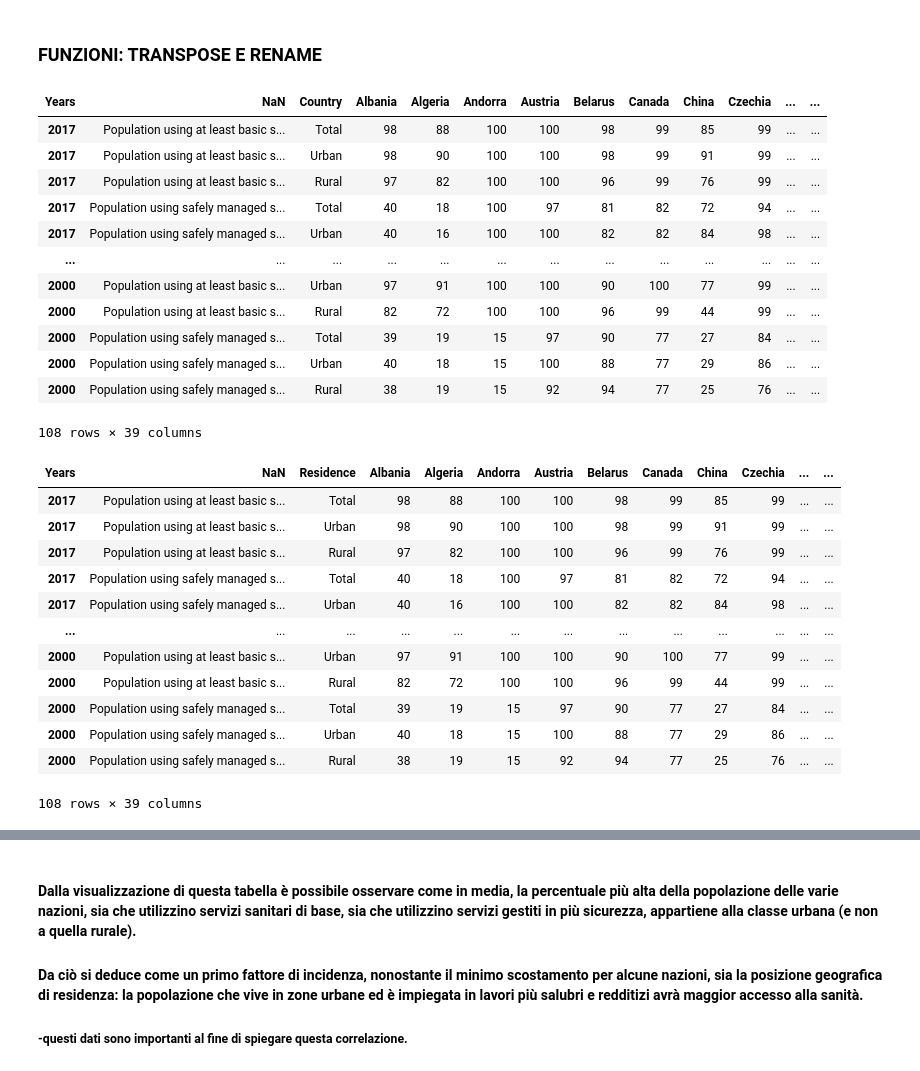
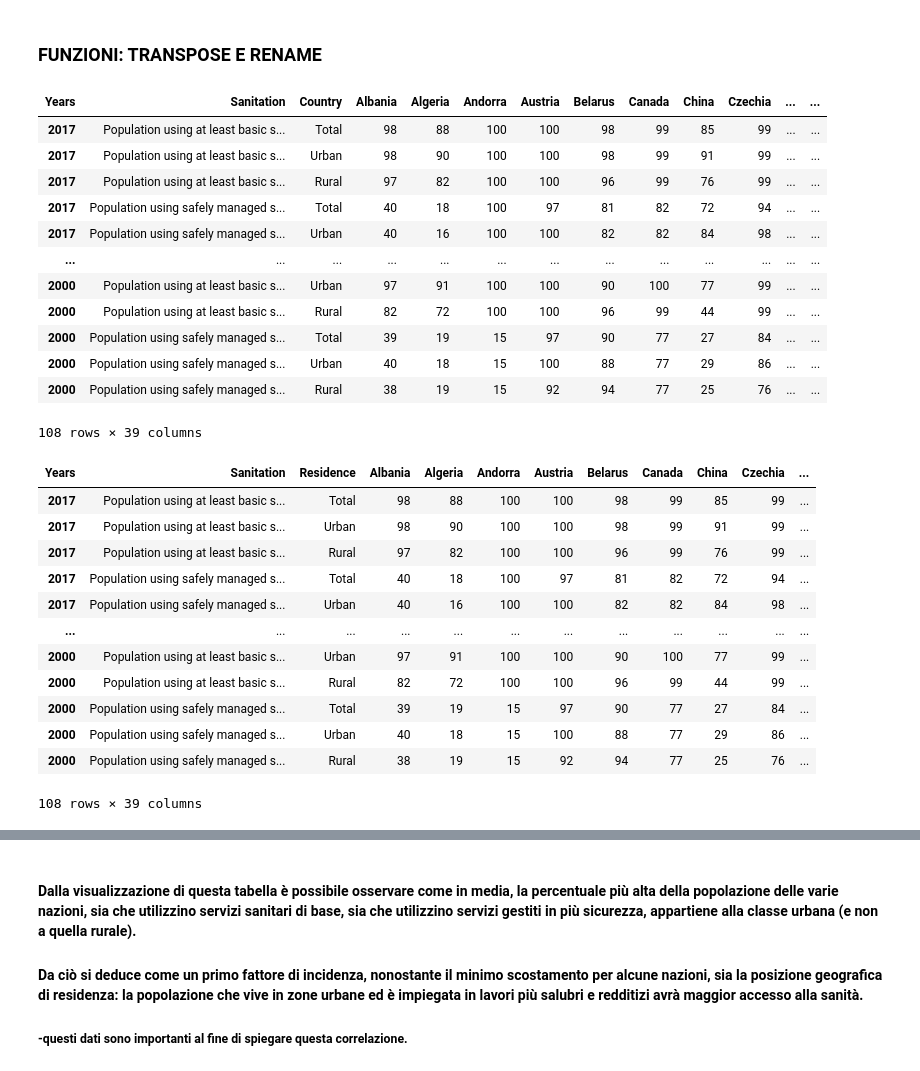
Before and after one commit to FRANCE2011/Uni-github, a Jupyter notebook: Sanitation and Global Health.ipynb, the cells around one changed output, grey strips where cells are left out. Cells and saved outputs as stored; diff of their text form; code cells hidden in the pictures.

```diff
--- a/Sanitation and Global Health.ipynb
+++ b/Sanitation and Global Health.ipynb
@@ -71,8 +71,8 @@ pandas.core.frame.DataFrame
 # %% [markdown]
 ### Operazioni per ordinare il dataframe
 # %%
-new = df_sanitation.rename(columns={'Unnamed: 0' : 'Years', '2017.1' : '2017', '2017.2' : '2017', '2017.3' : '2017', '2017.4' : '2017', '2017.5' : '2017', '2016.1' : '2016', '2016.2' : '2016', '2016.3' : '2016', '2016.4' : '2016', '2016.5' : '2016', '2001.1' : '2001', '2001.2' : '2001', '2001.3' : '2001', '2001.4' : '2001', '2001.5' : '2001', '2000.1' : '2000', '2000.2' : '2000', '2000.3' : '2000', '2000.4' : '2000', '2000.5' : '2000'})  # modificare l'anno 2017 con la funzione rename
-new
+df_sanitation = df_sanitation.rename(columns={'Unnamed: 0' : 'Years', '2017.1' : '2017', '2017.2' : '2017', '2017.3' : '2017', '2017.4' : '2017', '2017.5' : '2017', '2016.1' : '2016', '2016.2' : '2016', '2016.3' : '2016', '2016.4' : '2016', '2016.5' : '2016',  '2015.1' : '2015', '2015.2' : '2015', '2015.3' : '2015', '2015.4' : '2015', '2015.5' : '2015', '2005.1':'2005', '2005.2':'2005', '2005.3':'2005', '2005.4':'2005', '2005.5':'2005', '2004.1':'2004', '2004.2':'2004', '2004.3':'2004', '2004.4':'2004', '2004.5':'2004', '2003.1' : '2003', '2003.2' : '2003','2003.3':'2003','2003.4':'2003', '2003.5':'2003', '2002.1':'2002', '2002.2':'2002', '2002.3':'2002', '2002.4':'2002', '2002.5':'2002', '2001.1' : '2001', '2001.2' : '2001', '2001.3' : '2001', '2001.4' : '2001', '2001.5' : '2001', '2000.1' : '2000', '2000.2' : '2000', '2000.3' : '2000', '2000.4' : '2000', '2000.5' : '2000'})  # modificare l'anno 2017 con la funzione rename
+df_sanitation
 # %% [output]
 |  | Years | 2017 | 2017 | 2017 | 2017 | 2017 | 2017 | 2016 | 2016 | 2016 | ... | ... |
 | 0 | NaN | Population using at least basic s... | Population using at least basic s... | Population using at least basic s... | Population using safely managed s... | Population using safely managed s... | Population using safely managed s... | Population using at least basic s... | Population using at least basic s... | Population using at least basic s... | ... | ... |
@@ -87,3 +87,6 @@ new
 | 194 | Zambia | 26 | 36 | 19 | NaN | NaN | NaN | 26 | 36 | 19 | ... | ... |
 | 195 | Zimbabwe | 36 | 46 | 31 | NaN | 16 | NaN | 37 | 48 | 32 | ... | ... |
 196 rows × 109 columns
+# %%
+df_sanitation.iloc[0,0]="Sanitation"
+df_sanitation
@@ -90,5 +107,5 @@ new
 # %%
-new = new.set_index('Years')   # indicizzo secondo Years
+new = df_sanitation.set_index('Years')   # indicizzo secondo Years
 new
 # %% [output]
 |  | 2017 | 2017 | 2017 | 2017 | 2017 | 2017 | 2016 | 2016 | 2016 | 2016 | ... | ... |
@@ -192,7 +209,7 @@ new
 new = new.transpose()  # utilizzo la funzione 'Trasposta' per una nuova visualizzazione del dataframe, composto da 38 Stati come colonne e 109 righe riferite gli anni
 new
 # %% [output]
-| Years | NaN | Country | Albania | Algeria | Andorra | Austria | Belarus | Canada | China | Czechia | ... | ... |
+| Years | Sanitation | Country | Albania | Algeria | Andorra | Austria | Belarus | Canada | China | Czechia | ... | ... |
 | 2017 | Population using at least basic s... | Total | 98 | 88 | 100 | 100 | 98 | 99 | 85 | 99 | ... | ... |
 | 2017 | Population using at least basic s... | Urban | 98 | 90 | 100 | 100 | 98 | 99 | 91 | 99 | ... | ... |
 | 2017 | Population using at least basic s... | Rural | 97 | 82 | 100 | 100 | 96 | 99 | 76 | 99 | ... | ... |
@@ -206,19 +223,19 @@ new
 | 2000 | Population using safely managed s... | Rural | 38 | 19 | 15 | 92 | 94 | 77 | 25 | 76 | ... | ... |
 108 rows × 39 columns
 # %%
-new1 = new.rename(columns={'Country' : 'Residence', 'NaN' : 'Sanitation'})
+new1 = new.rename(columns={'Country' : 'Residence'})
 new1
 # %% [output]
-| Years | NaN | Residence | Albania | Algeria | Andorra | Austria | Belarus | Canada | China | Czechia | ... | ... |
-| 2017 | Population using at least basic s... | Total | 98 | 88 | 100 | 100 | 98 | 99 | 85 | 99 | ... | ... |
-| 2017 | Population using at least basic s... | Urban | 98 | 90 | 100 | 100 | 98 | 99 | 91 | 99 | ... | ... |
-| 2017 | Population using at least basic s... | Rural | 97 | 82 | 100 | 100 | 96 | 99 | 76 | 99 | ... | ... |
-| 2017 | Population using safely managed s... | Total | 40 | 18 | 100 | 97 | 81 | 82 | 72 | 94 | ... | ... |
-| 2017 | Population using safely managed s... | Urban | 40 | 16 | 100 | 100 | 82 | 82 | 84 | 98 | ... | ... |
-| ... | ... | ... | ... | ... | ... | ... | ... | ... | ... | ... | ... | ... |
-| 2000 | Population using at least basic s... | Urban | 97 | 91 | 100 | 100 | 90 | 100 | 77 | 99 | ... | ... |
-| 2000 | Population using at least basic s... | Rural | 82 | 72 | 100 | 100 | 96 | 99 | 44 | 99 | ... | ... |
-| 2000 | Population using safely managed s... | Total | 39 | 19 | 15 | 97 | 90 | 77 | 27 | 84 | ... | ... |
-| 2000 | Population using safely managed s... | Urban | 40 | 18 | 15 | 100 | 88 | 77 | 29 | 86 | ... | ... |
-| 2000 | Population using safely managed s... | Rural | 38 | 19 | 15 | 92 | 94 | 77 | 25 | 76 | ... | ... |
+| Years | Sanitation | Residence | Albania | Algeria | Andorra | Austria | Belarus | Canada | China | Czechia | ... |
+| 2017 | Population using at least basic s... | Total | 98 | 88 | 100 | 100 | 98 | 99 | 85 | 99 | ... |
+| 2017 | Population using at least basic s... | Urban | 98 | 90 | 100 | 100 | 98 | 99 | 91 | 99 | ... |
+| 2017 | Population using at least basic s... | Rural | 97 | 82 | 100 | 100 | 96 | 99 | 76 | 99 | ... |
+| 2017 | Population using safely managed s... | Total | 40 | 18 | 100 | 97 | 81 | 82 | 72 | 94 | ... |
+| 2017 | Population using safely managed s... | Urban | 40 | 16 | 100 | 100 | 82 | 82 | 84 | 98 | ... |
+| ... | ... | ... | ... | ... | ... | ... | ... | ... | ... | ... | ... |
+| 2000 | Population using at least basic s... | Urban | 97 | 91 | 100 | 100 | 90 | 100 | 77 | 99 | ... |
+| 2000 | Population using at least basic s... | Rural | 82 | 72 | 100 | 100 | 96 | 99 | 44 | 99 | ... |
+| 2000 | Population using safely managed s... | Total | 39 | 19 | 15 | 97 | 90 | 77 | 27 | 84 | ... |
+| 2000 | Population using safely managed s... | Urban | 40 | 18 | 15 | 100 | 88 | 77 | 29 | 86 | ... |
+| 2000 | Population using safely managed s... | Rural | 38 | 19 | 15 | 92 | 94 | 77 | 25 | 76 | ... |
 108 rows × 39 columns
```
Also changed, not shown: parts of 69 cells of this notebook.
